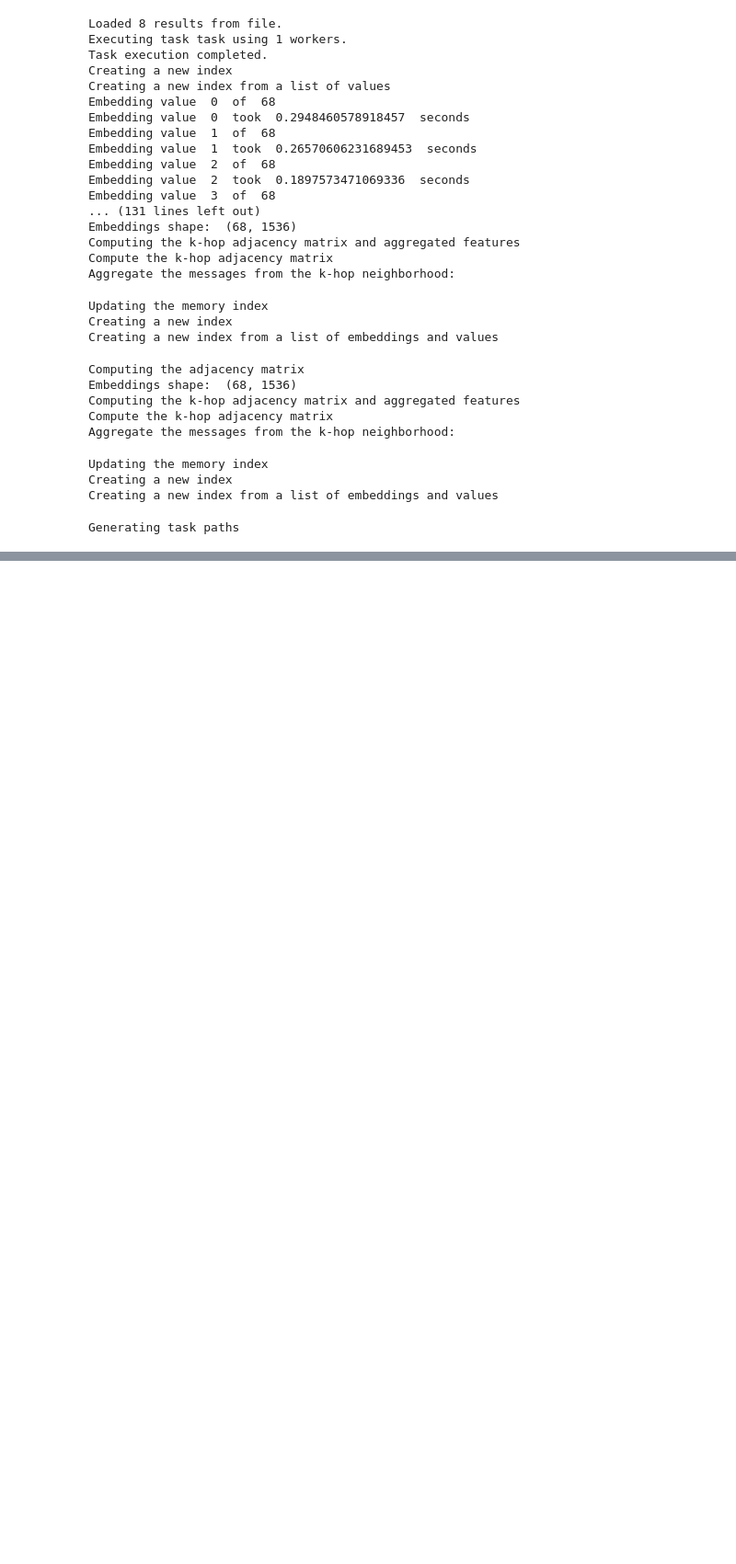
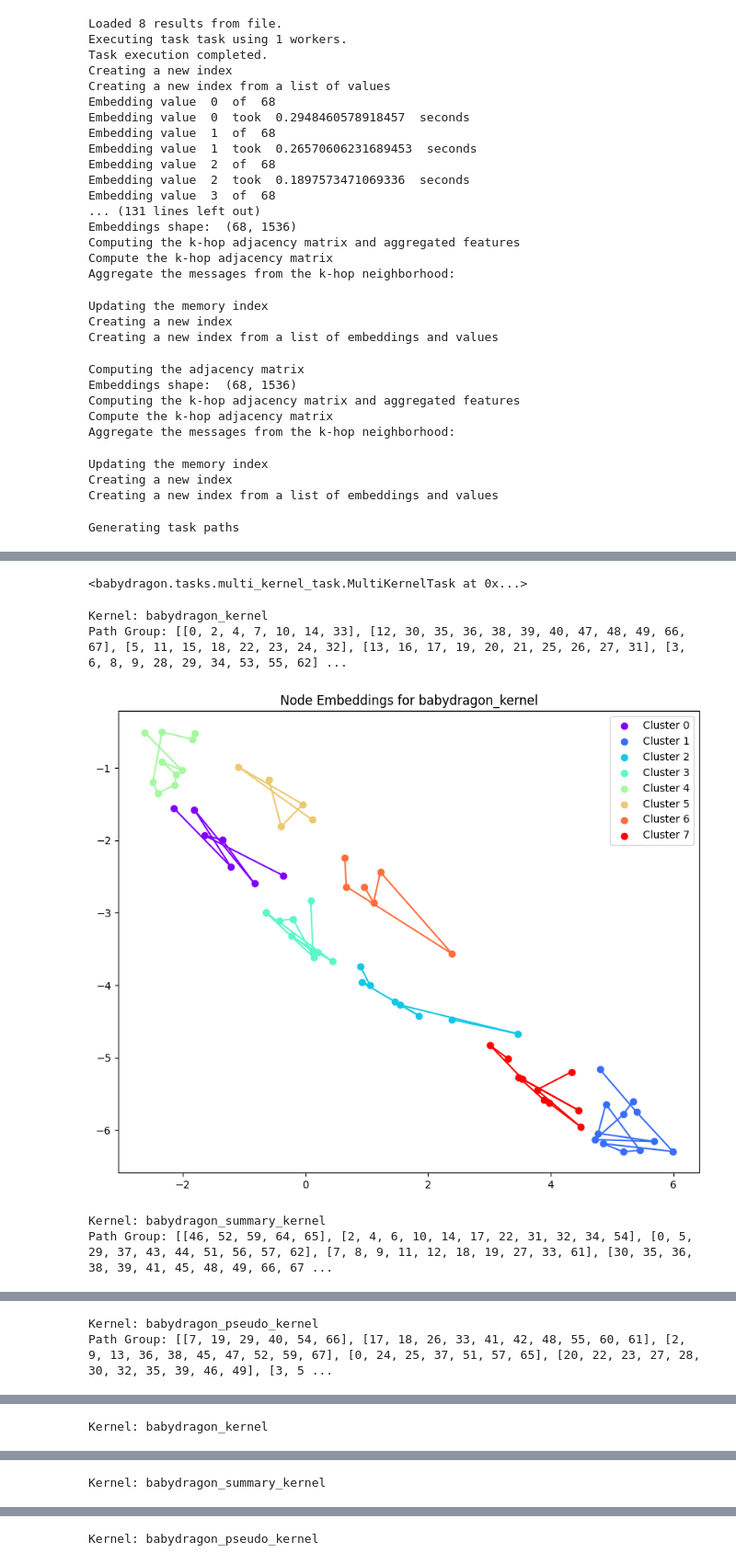
Before and after one commit to Neural-Dragon-AI/BabyDragon, a Jupyter notebook: mk_example.ipynb, the cells around one changed output, grey strips where cells are left out. Shown at 92% size. Drawn from its saved outputs; the diff is of its cells as text; code cells hidden in the pictures; blank space fills up the shorter version.

Commit message:
change names to MultiKernel added visualization

```diff
--- a/mk_example.ipynb
+++ b/mk_example.ipynb
@@ -98,3 +98,16 @@ Updating the memory index
 Creating a new index
 Creating a new index from a list of embeddings and values
 Generating task paths
+# %%
+multi_kernel_dict = multi_kernel_task.memory_kernel_dict
+# %%
+system_prompt = """"Your task is to generate Python pseudo code from a summary"""
+clustering_method = "Spectral"
+# %%
+multi_kernel_task = MultiKernelTask(
+    memory_kernel_dict=multi_kernel_dict,
+    parent_kernel_label="babydragon_summary_kernel",
+    child_kernel_label="babydragon_pseudo_kernel",
+    system_prompt=system_prompt,
+    clustering_method=clustering_method,
+)
@@ -105,0 +214,14 @@ multi_kernel_task.memory_kernel_dict
+# %%
+multi_kernel_task
+# %% [output]
+<babydragon.tasks.multi_kernel_task.MultiKernelTask at 0x...>
+# %%
+vis = MultiKernelVisualization(SpectralClusteringMultiKernel(multi_kernel_task.memory_kernel_dict))
+vis.visualize_paths()
+vis.plot_singular_values()
+# %% [output]
+Kernel: babydragon_kernel
+Path Group: [[0, 2, 4, 7, 10, 14, 33], [12, 30, 35, 36, 38, 39, 40, 47, 48, 49, 66, 67], [5, 11, 15, 18, 22, 23, 24, 32], [13, 16, 17, 19, 20, 21, 25, 26, 27, 31], [3, 6, 8, 9, 28, 29, 34, 53, 55, 62] ...
+[figure, added]
+Kernel: babydragon_summary_kernel
+Path Group: [[46, 52, 59, 64, 65], [2, 4, 6, 10, 14, 17, 22, 31, 32, 34, 54], [0, 5, 29, 37, 43, 44, 51, 56, 57, 62], [7, 8, 9, 11, 12, 18, 19, 27, 33, 61], [30, 35, 36, 38, 39, 41, 45, 48, 49, 66, 67 ...
@@ -105,0 +229,2 @@ multi_kernel_task.memory_kernel_dict
+Kernel: babydragon_pseudo_kernel
+Path Group: [[7, 19, 29, 40, 54, 66], [17, 18, 26, 33, 41, 42, 48, 55, 60, 61], [2, 9, 13, 36, 38, 45, 47, 52, 59, 67], [0, 24, 25, 37, 51, 57, 65], [20, 22, 23, 27, 28, 30, 32, 35, 39, 46, 49], [3, 5 ...
@@ -105,0 +232 @@ multi_kernel_task.memory_kernel_dict
+Kernel: babydragon_kernel
@@ -105,0 +234 @@ multi_kernel_task.memory_kernel_dict
+Kernel: babydragon_summary_kernel
@@ -105,0 +236 @@ multi_kernel_task.memory_kernel_dict
+Kernel: babydragon_pseudo_kernel
```
Also changed, not shown: parts of 6 cells of this notebook, 8 other files.
